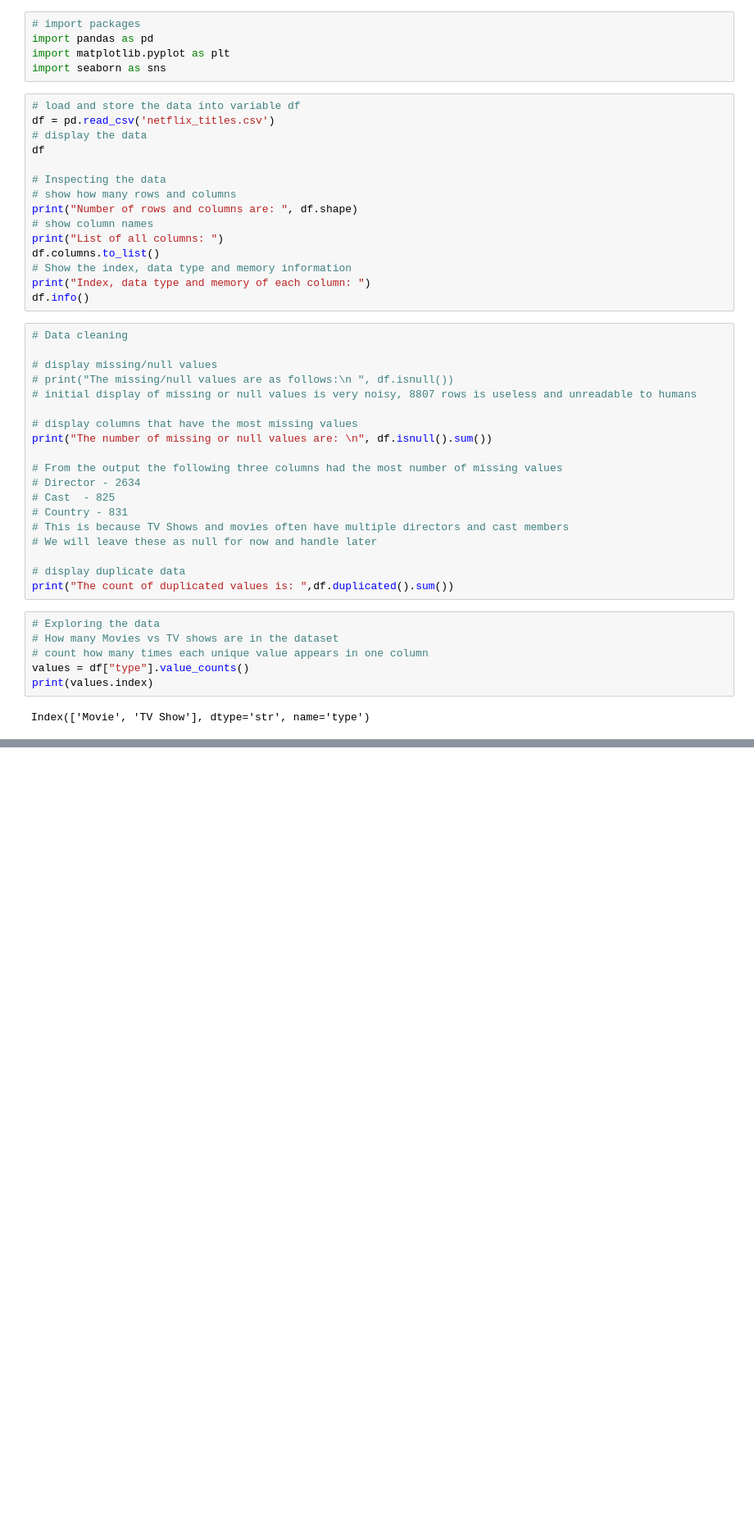
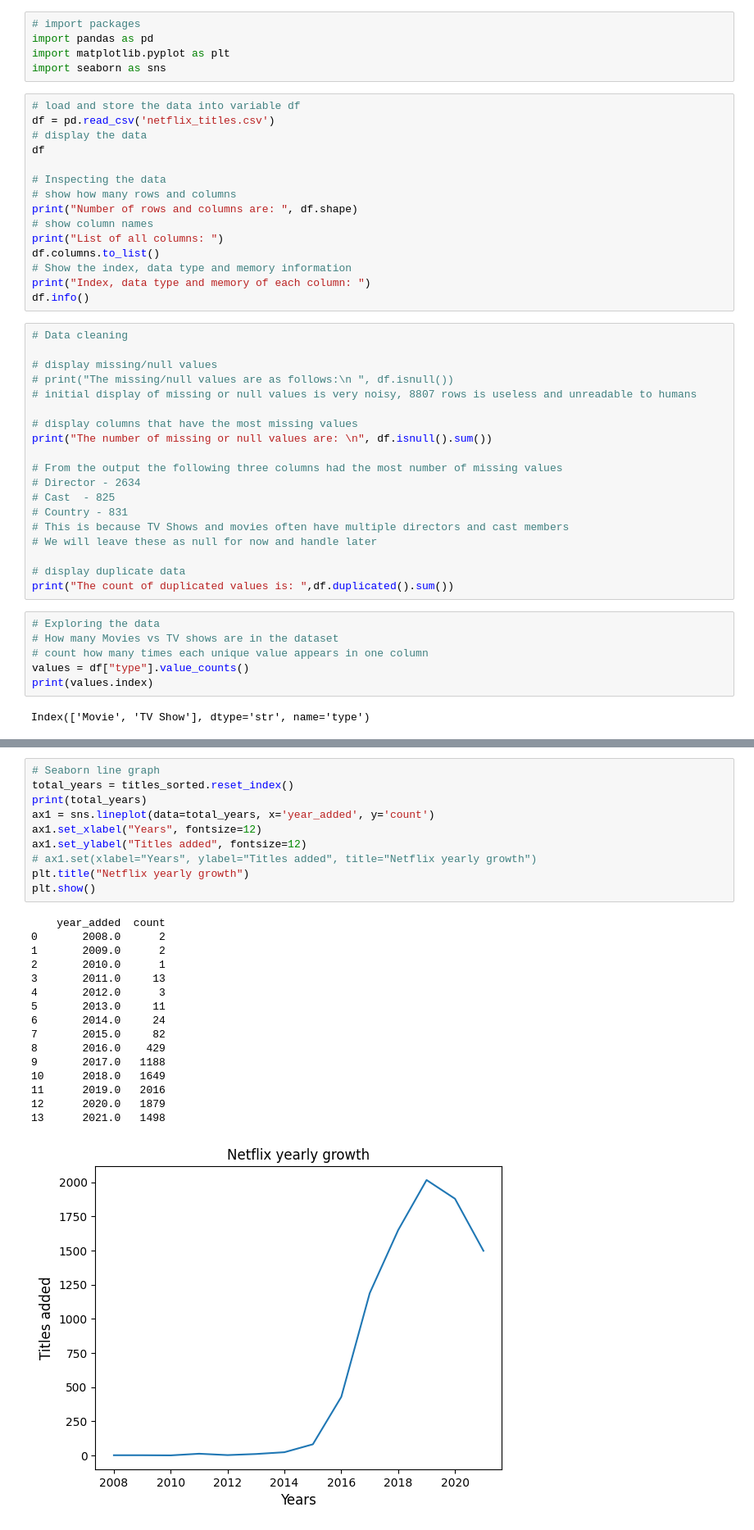
Before and after one commit to bluejay-19/netflix-analysis, a Jupyter notebook: netflix-analysis.ipynb, the cells around one changed output, grey strips where cells are left out. Shown at 82% size. Cells and saved outputs as stored; diff of their text form; blank space fills up the shorter version.

```diff
--- a/netflix-analysis.ipynb
+++ b/netflix-analysis.ipynb
@@ -74,0 +100,27 @@ plt.show()
+# %%
+# Seaborn line graph
+total_years = titles_sorted.reset_index()
+print(total_years)
+ax1 = sns.lineplot(data=total_years, x='year_added', y='count')
+ax1.set_xlabel("Years", fontsize=12)
+ax1.set_ylabel("Titles added", fontsize=12)
+# ax1.set(xlabel="Years", ylabel="Titles added", title="Netflix yearly growth")
+plt.title("Netflix yearly growth")
+plt.show()
+# %% [output]
+    year_added  count
+0       2008.0      2
+1       2009.0      2
+2       2010.0      1
+3       2011.0     13
+4       2012.0      3
+5       2013.0     11
+6       2014.0     24
+7       2015.0     82
+8       2016.0    429
+9       2017.0   1188
+10      2018.0   1649
+11      2019.0   2016
+12      2020.0   1879
+13      2021.0   1498
+[figure, added]
```
Also changed, not shown: parts of 3 cells of this notebook.
